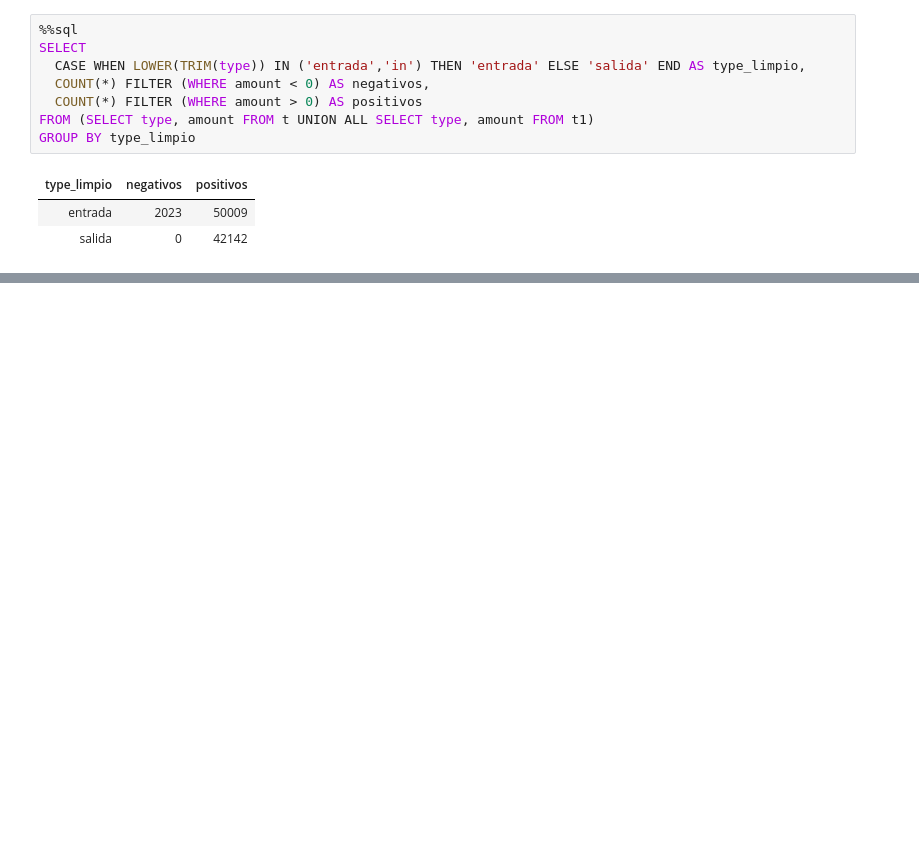
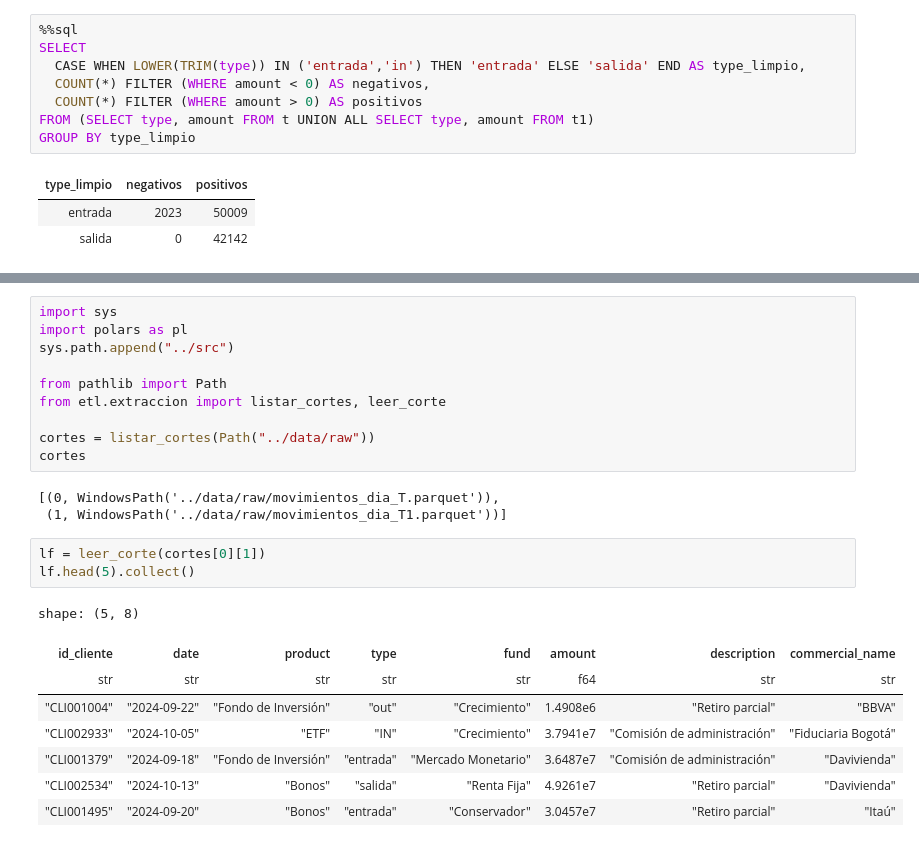
Before and after one commit to alexandergenes/tyba-pipeline, a Jupyter notebook: notebooks/exploracion.ipynb, the cells around one changed output, grey strips where cells are left out. Drawn from its saved outputs; the diff is of its cells as text; blank space fills up the shorter version.

```diff
--- a/notebooks/exploracion.ipynb
+++ b/notebooks/exploracion.ipynb
@@ -503,3 +504,28 @@ WHERE type_limpio = 'entrada' AND amount < 0
 | CLI002044 | 2024-10-10 | Bonos | entrada | Conservador | -38162947.49 | Traslado entre fondos | Skandia | entrada |
 | CLI001097 | 2024-10-01 | Cuenta de Ahorro | entrada | Internacional | -42853237.47 | Depósito inicial | Bancolombia | entrada |
 | CLI000829 | 2024-10-01 | Fondo de Pensión | entrada | conservador | -8660625.13 | None | None | entrada |
+# %%
+import sys
+import polars as pl
+sys.path.append("../src")
+
+from pathlib import Path
+from etl.extraccion import listar_cortes, leer_corte
+
+cortes = listar_cortes(Path("../data/raw"))
+cortes
+# %% [output]
+[(0, WindowsPath('../data/raw/movimientos_dia_T.parquet')),
+ (1, WindowsPath('../data/raw/movimientos_dia_T1.parquet'))]
+# %%
+lf = leer_corte(cortes[0][1])
+lf.head(5).collect()
+# %% [output]
+shape: (5, 8)
+| id_cliente | date | product | type | fund | amount | description | commercial_name |
+| str | str | str | str | str | f64 | str | str |
+| "CLI001004" | "2024-09-22" | "Fondo de Inversión" | "out" | "Crecimiento" | 1.4908e6 | "Retiro parcial" | "BBVA" |
+| "CLI002933" | "2024-10-05" | "ETF" | "IN" | "Crecimiento" | 3.7941e7 | "Comisión de administración" | "Fiduciaria Bogotá" |
+| "CLI001379" | "2024-09-18" | "Fondo de Inversión" | "entrada" | "Mercado Monetario" | 3.6487e7 | "Comisión de administración" | "Davivienda" |
+| "CLI002534" | "2024-10-13" | "Bonos" | "salida" | "Renta Fija" | 4.9261e7 | "Retiro parcial" | "Davivienda" |
+| "CLI001495" | "2024-09-20" | "Bonos" | "entrada" | "Conservador" | 3.0457e7 | "Retiro parcial" | "Itaú" |
```
Also changed, not shown: parts of 20 cells of this notebook.
